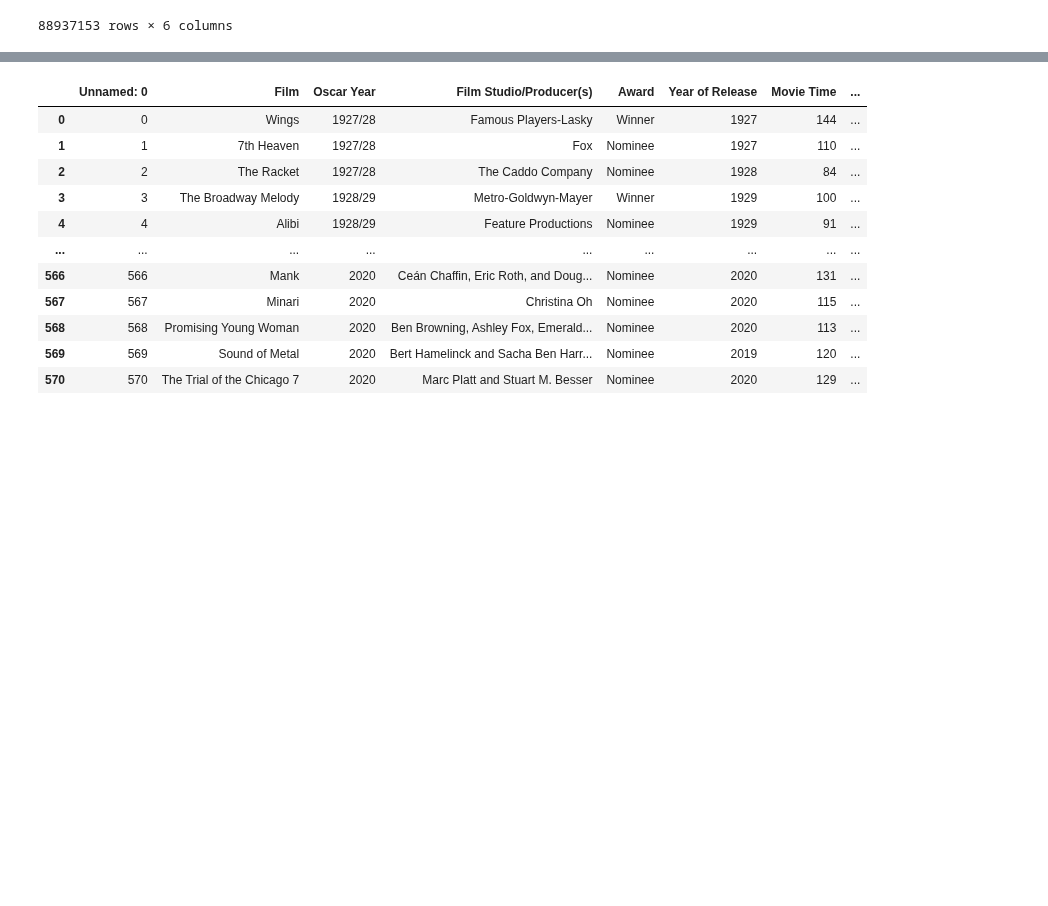
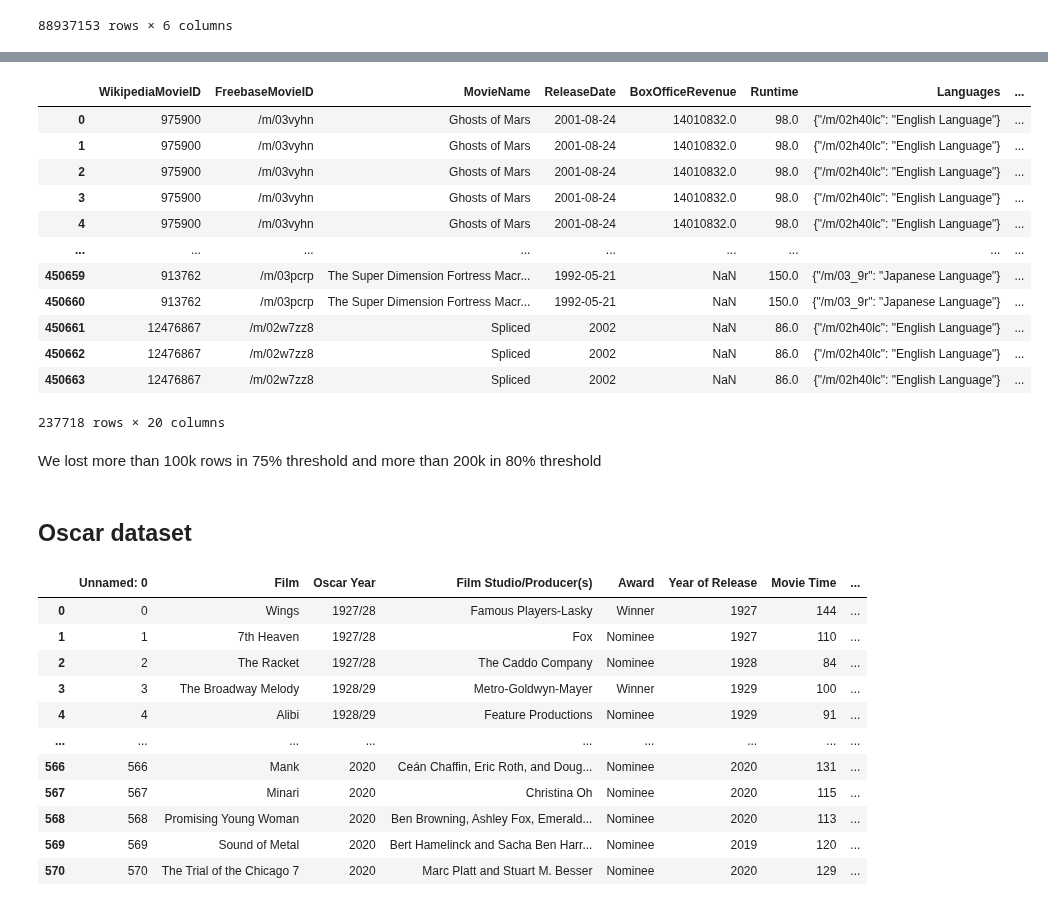
Before and after one commit to epfl-ada/ada-2024-project-arabsdatascientists2024, a Jupyter notebook: Exlploration_CMU.ipynb, the cells around one changed output, grey strips where cells are left out. Saved outputs shown, nothing was run; the diff lists cells and outputs as text; code cells hidden in the pictures; blank space fills up the shorter version.

```diff
--- a/Exlploration_CMU.ipynb
+++ b/Exlploration_CMU.ipynb
@@ -509,3 +664,27 @@ principals_IMDB
+# %%
+threshold = int(0.80 * merged_data.shape[1])
+
+merged_data = merged_data.dropna(thresh=threshold)
+# %%
+merged_data
+# %% [output]
+|  | WikipediaMovieID | FreebaseMovieID | MovieName | ReleaseDate | BoxOfficeRevenue | Runtime | Languages | ... |
+| 0 | 975900 | /m/03vyhn | Ghosts of Mars | 2001-08-24 | 14010832.0 | 98.0 | {"/m/02h40lc": "English Language"} | ... |
+| 1 | 975900 | /m/03vyhn | Ghosts of Mars | 2001-08-24 | 14010832.0 | 98.0 | {"/m/02h40lc": "English Language"} | ... |
+| 2 | 975900 | /m/03vyhn | Ghosts of Mars | 2001-08-24 | 14010832.0 | 98.0 | {"/m/02h40lc": "English Language"} | ... |
+| 3 | 975900 | /m/03vyhn | Ghosts of Mars | 2001-08-24 | 14010832.0 | 98.0 | {"/m/02h40lc": "English Language"} | ... |
+| 4 | 975900 | /m/03vyhn | Ghosts of Mars | 2001-08-24 | 14010832.0 | 98.0 | {"/m/02h40lc": "English Language"} | ... |
+| ... | ... | ... | ... | ... | ... | ... | ... | ... |
+| 450659 | 913762 | /m/03pcrp | The Super Dimension Fortress Macr... | 1992-05-21 | NaN | 150.0 | {"/m/03_9r": "Japanese Language"} | ... |
+| 450660 | 913762 | /m/03pcrp | The Super Dimension Fortress Macr... | 1992-05-21 | NaN | 150.0 | {"/m/03_9r": "Japanese Language"} | ... |
+| 450661 | 12476867 | /m/02w7zz8 | Spliced | 2002 | NaN | 86.0 | {"/m/02h40lc": "English Language"} | ... |
+| 450662 | 12476867 | /m/02w7zz8 | Spliced | 2002 | NaN | 86.0 | {"/m/02h40lc": "English Language"} | ... |
+| 450663 | 12476867 | /m/02w7zz8 | Spliced | 2002 | NaN | 86.0 | {"/m/02h40lc": "English Language"} | ... |
+237718 rows × 20 columns
+# %% [markdown]
+We lost more than 100k rows in 75% threshold and more than 200k in 80% threshold
+# %% [markdown]
+## Oscar dataset
 # %%
 OscarWithRatings=pd.read_csv('data/oscar-movies-ratings/versions/2/oscars_df.csv')
 OscarWithRatings
```
Also changed, not shown: parts of 30 cells of this notebook.
